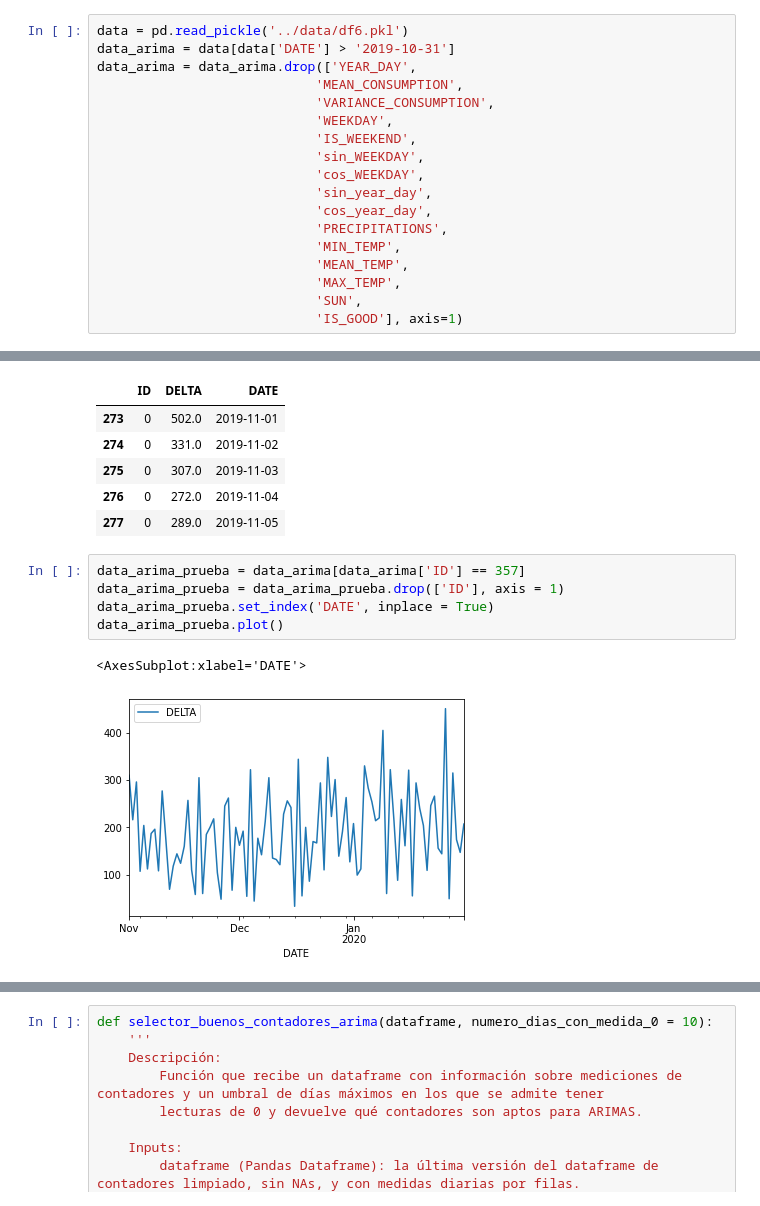
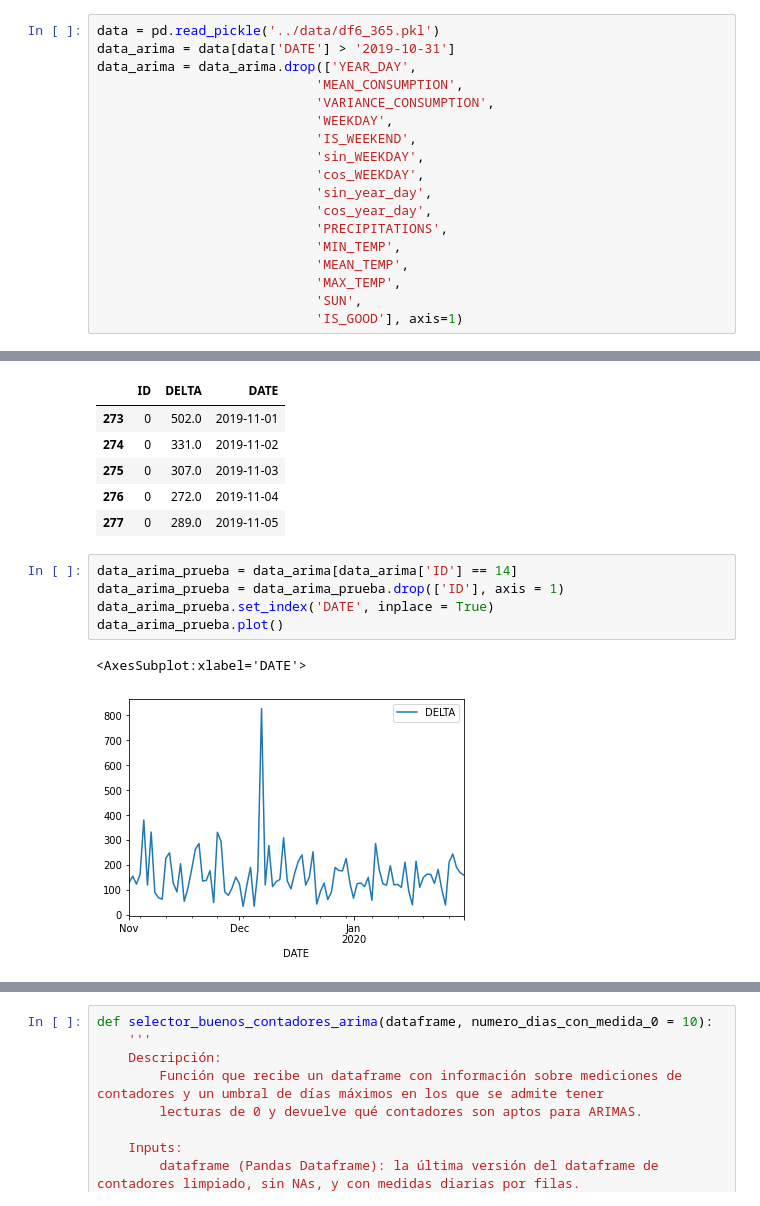
Before and after one commit to sgavela/water_footprint, a Jupyter notebook: exploration/bulk_arima.ipynb, the cells around one changed output, grey strips where cells are left out. Saved outputs shown, nothing was run; the diff lists cells and outputs as text.

Commit message:
arima con error 25k

```diff
--- a/exploration/bulk_arima.ipynb
+++ b/exploration/bulk_arima.ipynb
@@ -6,5 +4,5 @@ import matplotlib.pyplot as plt
 # %%
-data = pd.read_pickle('../data/df6.pkl')
+data = pd.read_pickle('../data/df6_365.pkl')
 data_arima = data[data['DATE'] > '2019-10-31']
 data_arima = data_arima.drop(['YEAR_DAY',
                             'MEAN_CONSUMPTION',
@@ -31,10 +29,10 @@ data_arima.head(5)
 | 276 | 0 | 272.0 | 2019-11-04 |
 | 277 | 0 | 289.0 | 2019-11-05 |
 # %%
-data_arima_prueba = data_arima[data_arima['ID'] == 357]
+data_arima_prueba = data_arima[data_arima['ID'] == 14]
 data_arima_prueba = data_arima_prueba.drop(['ID'], axis = 1)
 data_arima_prueba.set_index('DATE', inplace = True)
 data_arima_prueba.plot()
 # %% [output]
 <AxesSubplot:xlabel='DATE'>
-[figure, old version]
+[figure, new version]
```
Also changed, not shown: parts of 18 cells of this notebook, 5 other files.
